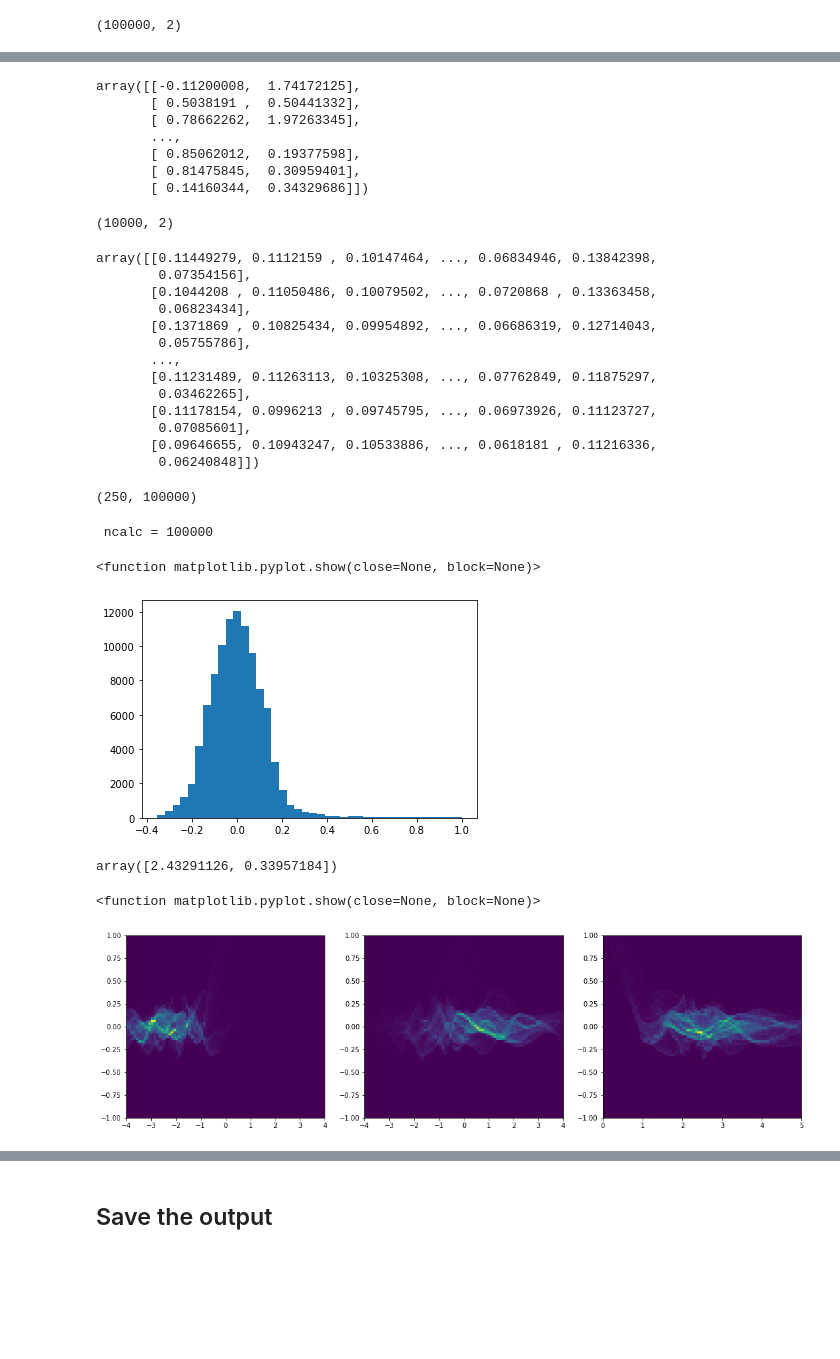
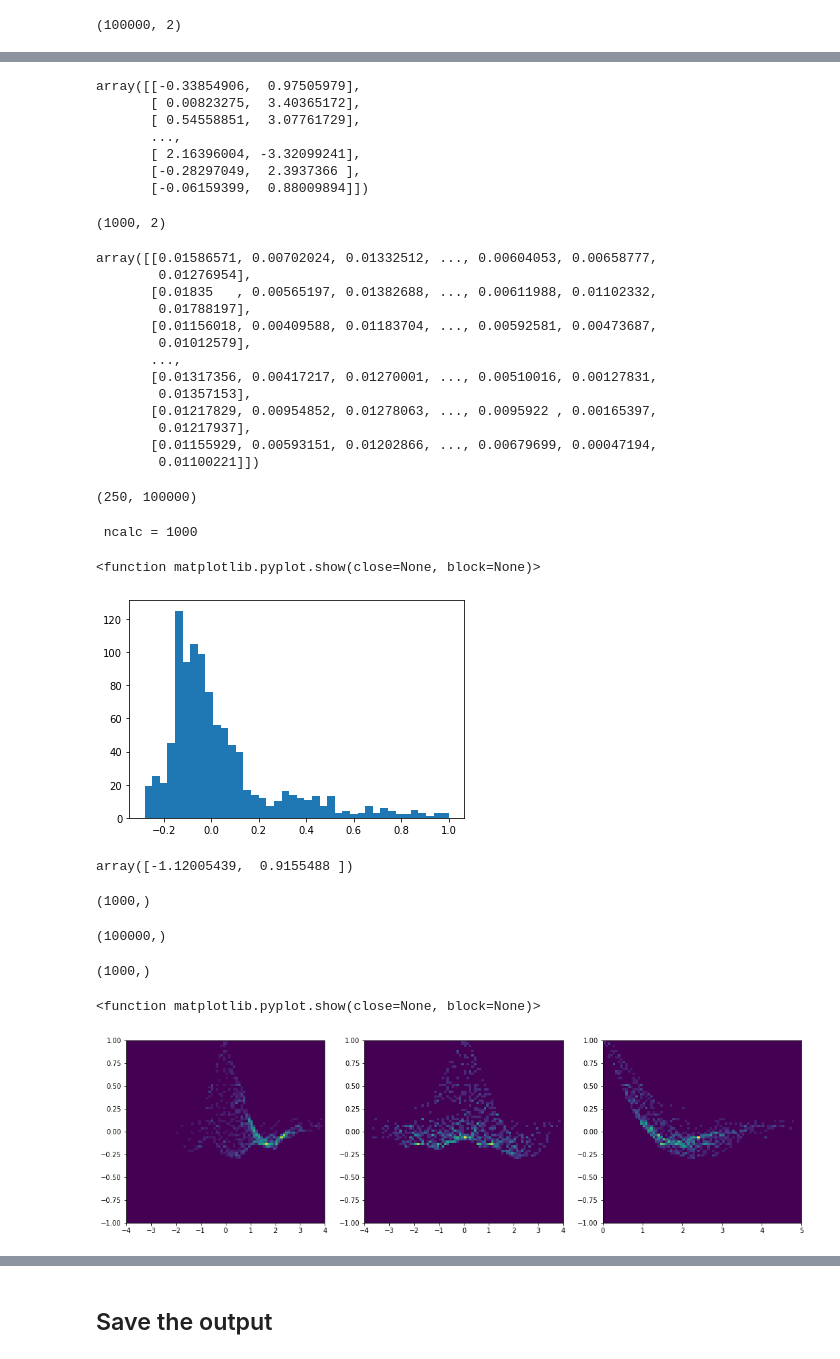
Before and after one commit to owen234/omnifold-testing1, a Jupyter notebook: analyze-bootstrap1.ipynb, the cells around one changed output, grey strips where cells are left out. Drawn from its saved outputs; the diff is of its cells as text; code cells hidden in the pictures; blank space fills up the shorter version.

```diff
--- a/analyze-bootstrap1.ipynb
+++ b/analyze-bootstrap1.ipynb
@@ -2,7 +2,15 @@
 import matplotlib.pyplot as plt
 import numpy as np
 # %%
-input_filebase = 'bootstrap-output-test1f'
+
+sample_name = 'test1q'
+
+input_filebase = 'bootstrap-output-%s' % sample_name
+
+#input_filebase = 'toygen-output-%s' % sample_name
+
+ncalc = 1000
+npoints = 1000
 # %%
 with open('%s.npy' % input_filebase,'rb') as f :
     train_pts = np.load(f)
@@ -27,39 +56,40 @@ array([[ 2.23225767, -0.36347394],
 # %%
 true_det_pts
 # %% [output]
-array([[-0.11200008,  1.74172125],
-       [ 0.5038191 ,  0.50441332],
-       [ 0.78662262,  1.97263345],
+array([[-0.33854906,  0.97505979],
+       [ 0.00823275,  3.40365172],
+       [ 0.54558851,  3.07761729],
        ...,
-       [ 0.85062012,  0.19377598],
-       [ 0.81475845,  0.30959401],
-       [ 0.14160344,  0.34329686]])
+       [ 2.16396004, -3.32099241],
+       [-0.28297049,  2.3937366 ],
+       [-0.06159399,  0.88009894]])
 # %%
 true_det_pts.shape
 # %% [output]
-(10000, 2)
+(1000, 2)
 # %%
 bootstrap_weights
 # %% [output]
-array([[0.11449279, 0.1112159 , 0.10147464, ..., 0.06834946, 0.13842398,
-        0.07354156],
-       [0.1044208 , 0.11050486, 0.10079502, ..., 0.0720868 , 0.13363458,
-        0.06823434],
-       [0.1371869 , 0.10825434, 0.09954892, ..., 0.06686319, 0.12714043,
-        0.05755786],
+array([[0.01586571, 0.00702024, 0.01332512, ..., 0.00604053, 0.00658777,
+        0.01276954],
+       [0.01835   , 0.00565197, 0.01382688, ..., 0.00611988, 0.01102332,
+        0.01788197],
+       [0.01156018, 0.00409588, 0.01183704, ..., 0.00592581, 0.00473687,
+        0.01012579],
        ...,
-       [0.11231489, 0.11263113, 0.10325308, ..., 0.07762849, 0.11875297,
-        0.03462265],
-       [0.11178154, 0.0996213 , 0.09745795, ..., 0.06973926, 0.11123727,
-        0.07085601],
-       [0.09646655, 0.10943247, 0.10533886, ..., 0.0618181 , 0.11216336,
-        0.06240848]])
+       [0.01317356, 0.00417217, 0.01270001, ..., 0.00510016, 0.00127831,
+        0.01357153],
+       [0.01217829, 0.00954852, 0.01278063, ..., 0.0095922 , 0.00165397,
+        0.01217937],
+       [0.01155929, 0.00593151, 0.01202866, ..., 0.00679699, 0.00047194,
+        0.01100221]])
 # %%
 bootstrap_weights.shape
 # %% [output]
 (250, 100000)
 # %%
-ncalc = len(bootstrap_weights[0])
+#ncalc = len(bootstrap_weights[0])
+
 corr_array = np.zeros( ncalc )
 print(" ncalc = %d" % ncalc)
 
@@ -69,30 +99,42 @@ for i in range(ncalc) :
     pair_cor = np.corrcoef( np.row_stack( (bootstrap_weights[:,point_index], bootstrap_weights[:,i]) ))
     corr_array[i] = pair_cor[0,1]
 # %% [output]
- ncalc = 100000
+ ncalc = 1000
 # %%
 plt.hist( corr_array, bins=40)
 plt.show
 # %% [output]
 <function matplotlib.pyplot.show(close=None, block=None)>
-[figure, old version]
+[figure, new version]
 # %%
 train_pts[point_index]
 # %% [output]
-array([2.43291126, 0.33957184])
+array([-1.12005439,  0.9155488 ])
 # %%
 df0 = train_pts[:,0] - train_pts[point_index,0]
 df1 = train_pts[:,1] - train_pts[point_index,1]
 dr = np.sqrt( df0*df0 + df1*df1)
+# %%
+corr_array.shape
+# %% [output]
+(1000,)
+# %%
+df0.shape
+# %% [output]
+(100000,)
+# %%
+df0[:ncalc].shape
+# %% [output]
+(1000,)
 # %%
 fig,ax = plt.subplots( 1, 3, figsize=(18,5))
-ax[0].hist2d( df0, corr_array, bins=[80,80], range=([-4,4],[-1,1]))
-ax[1].hist2d( df1, corr_array, bins=[80,80], range=([-4,4],[-1,1]))
-ax[2].hist2d( dr, corr_array, bins=[80,80], range=([0,5],[-1,1]))
+ax[0].hist2d( df0[:ncalc], corr_array, bins=[80,80], range=([-4,4],[-1,1]))
+ax[1].hist2d( df1[:ncalc], corr_array, bins=[80,80], range=([-4,4],[-1,1]))
+ax[2].hist2d( dr[:ncalc], corr_array, bins=[80,80], range=([0,5],[-1,1]))
 plt.show
 # %% [output]
 <function matplotlib.pyplot.show(close=None, block=None)>
-[figure, old version]
+[figure, new version]
 # %%
 %%time
 
```
Also changed, not shown: parts of 16 cells of this notebook, 4 other files.
